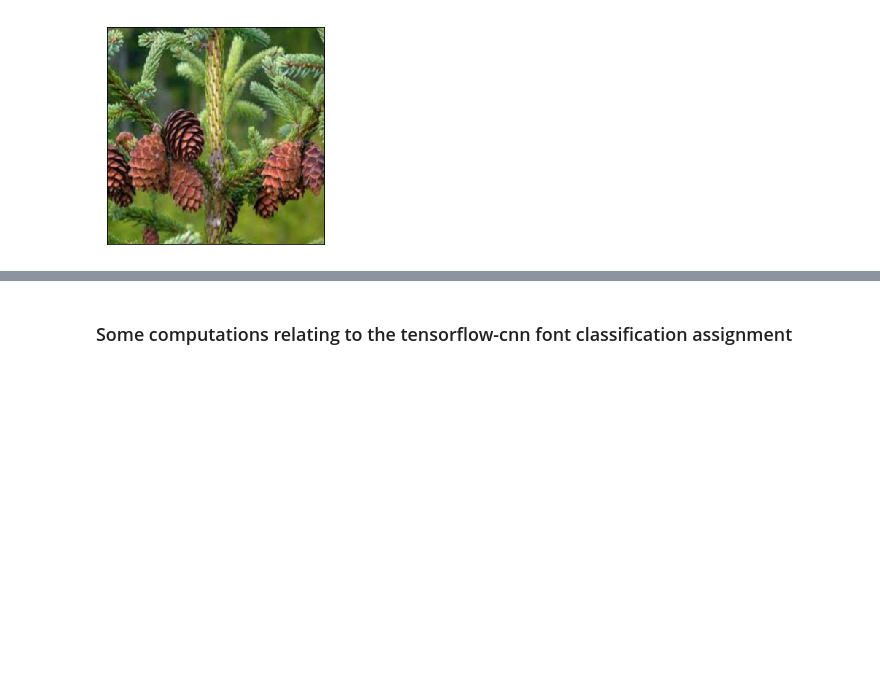
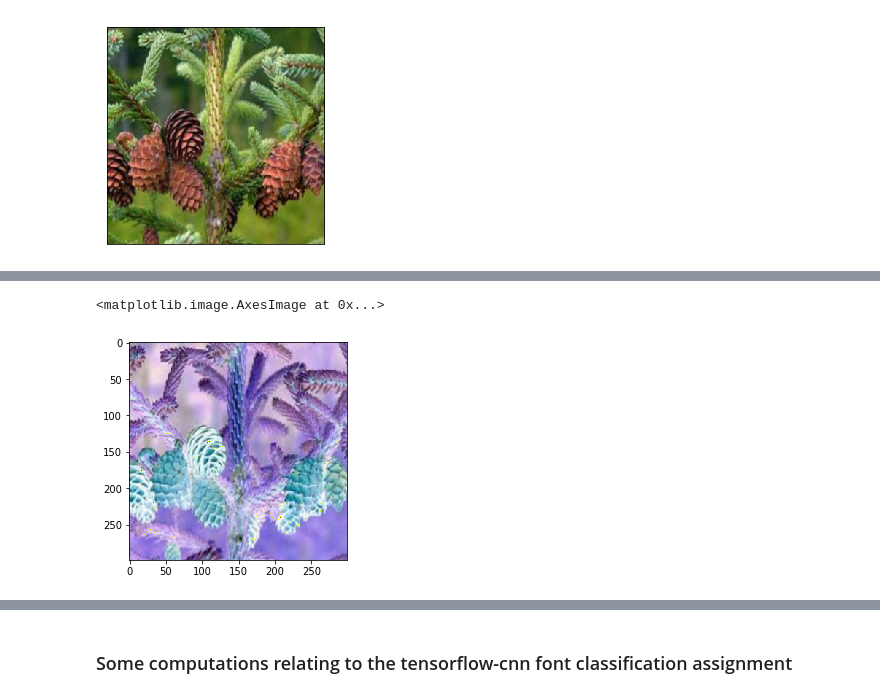
Before and after one commit to NathanielBlairStahn/tree-logic, a Jupyter notebook: build_a_model.ipynb, the cells around one changed output, grey strips where cells are left out. Drawn from its saved outputs; the diff is of its cells as text; code cells hidden in the pictures; blank space fills up the shorter version.

Commit message:
test raw input and color scaling

```diff
--- a/build_a_model.ipynb
+++ b/build_a_model.ipynb
@@ -631,0 +640,5 @@ ax.get_yaxis().set_visible(False)
+# %%
+plt.imshow(image.img_to_array(img)) #NOTE: Colors are wrong because imshow expects floats in range [0,1]
+# %% [output]
+<matplotlib.image.AxesImage at 0x...>
+[figure, added]
```
Also changed, not shown: parts of 5 cells of this notebook, 1 other file.
